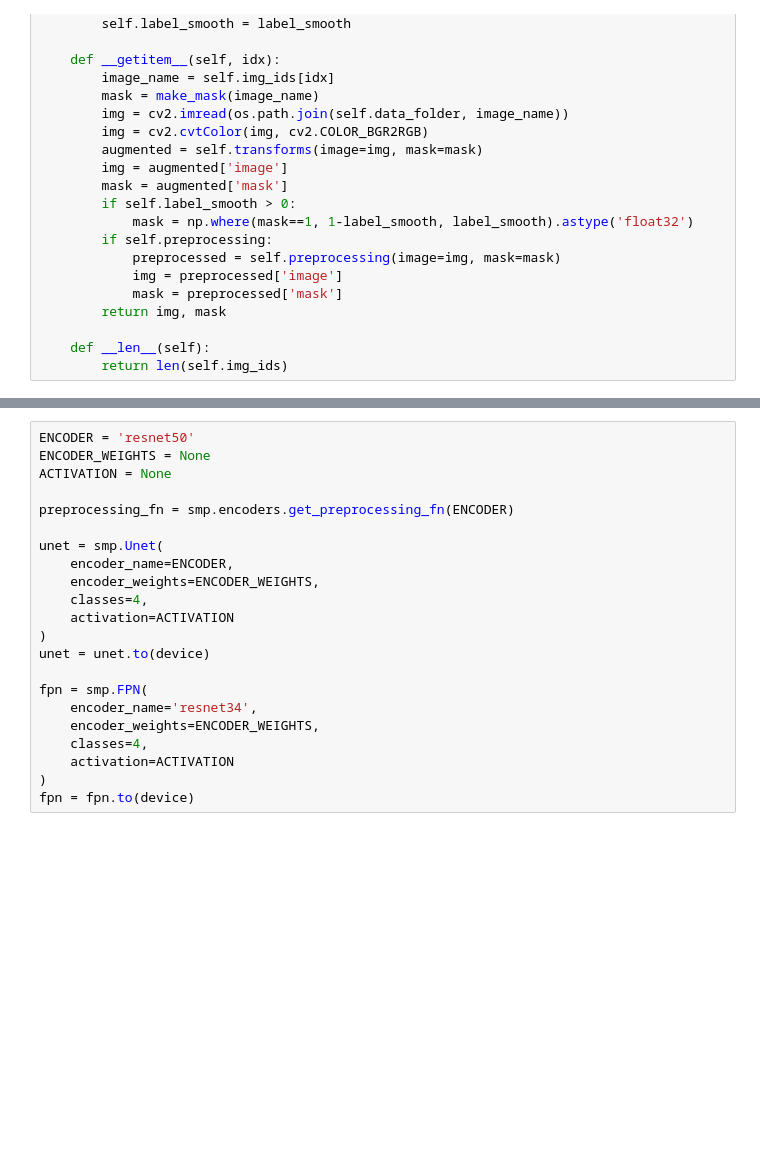
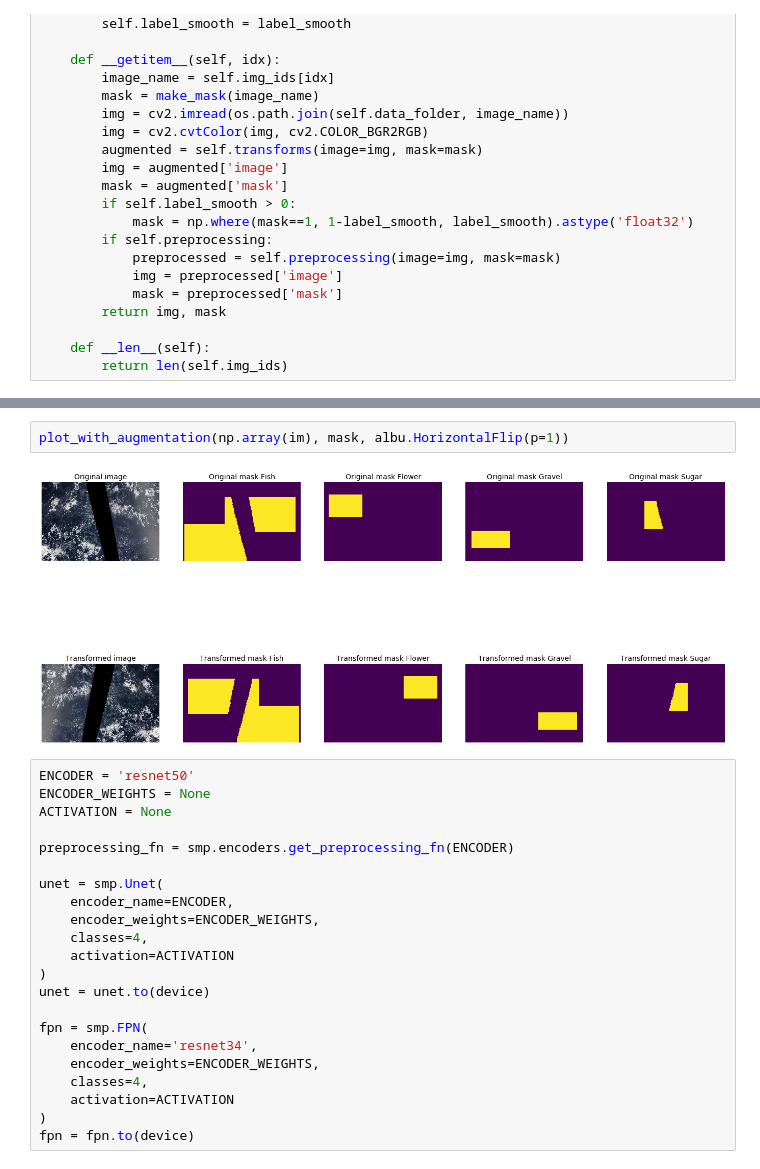
Before and after one commit to yurayli/satellite-cloud-segmentation, a Jupyter notebook: cloud-ensemble-inference.ipynb, the cells around one changed output, grey strips where cells are left out. Drawn from its saved outputs; the diff is of its cells as text; blank space fills up the shorter version.

```diff
--- a/cloud-ensemble-inference.ipynb
+++ b/cloud-ensemble-inference.ipynb
@@ -403,3 +508,7 @@ class CloudDataset(Dataset):
+# %%
+plot_with_augmentation(np.array(im), mask, albu.HorizontalFlip(p=1))
+# %% [output]
+[figure, added]
 # %%
 ENCODER = 'resnet50'
 ENCODER_WEIGHTS = None
```
Also changed, not shown: parts of 28 cells of this notebook, 2 other files.
